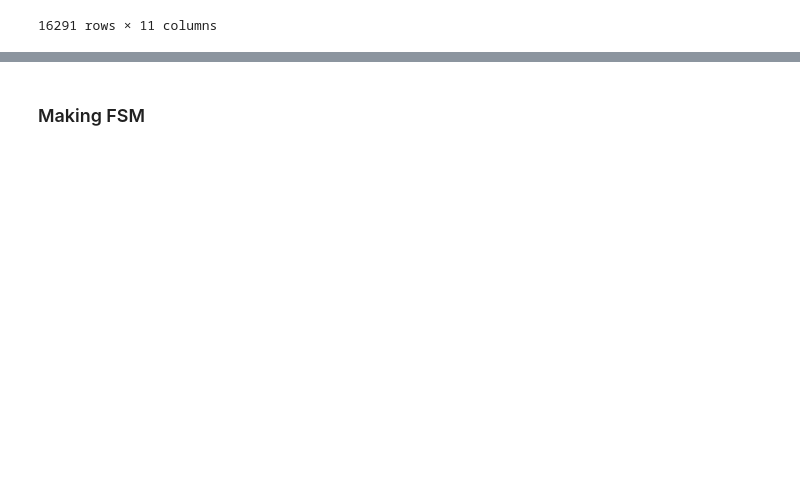
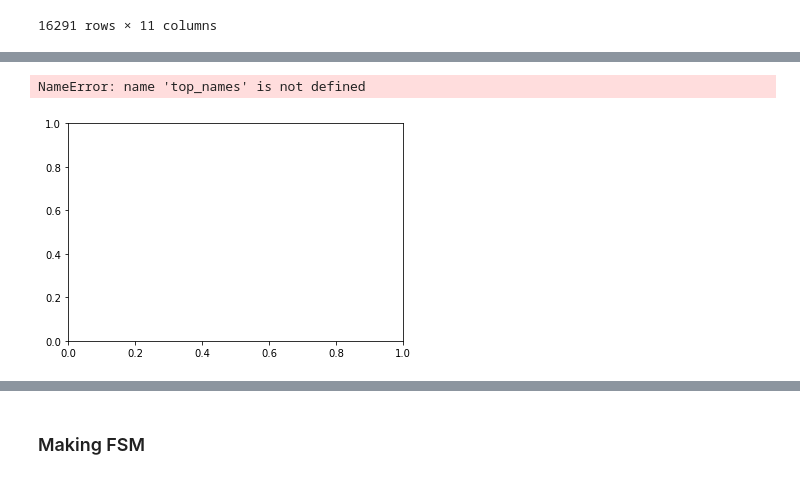
Before and after one commit to RCKettel/CapstoneProject, a Jupyter notebook: Notebooks/VideoGameSales.ipynb, the cells around one changed output, grey strips where cells are left out. Cells and saved outputs as stored; diff of their text form; code cells hidden in the pictures; blank space fills up the shorter version.

```diff
--- a/Notebooks/VideoGameSales.ipynb
+++ b/Notebooks/VideoGameSales.ipynb
@@ -105,3 +83,10 @@ plt.ylabel = 'Global Sales'
+# %%
+fig, ax = plt.subplots()
+sns.barplot(x=top_names, y=top_earners, ci=False)
+plt.title = 'Top Ten Earners'
+# %% [output]
+NameError: name 'top_names' is not defined
+[figure, added]
 # %%
 sglobal_clean.head()
 # %%
```
Also changed, not shown: parts of 67 cells of this notebook.
